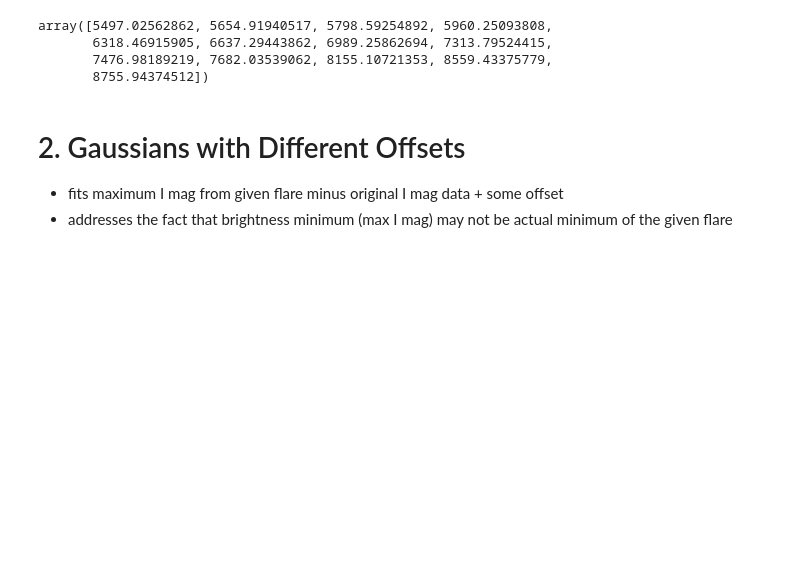
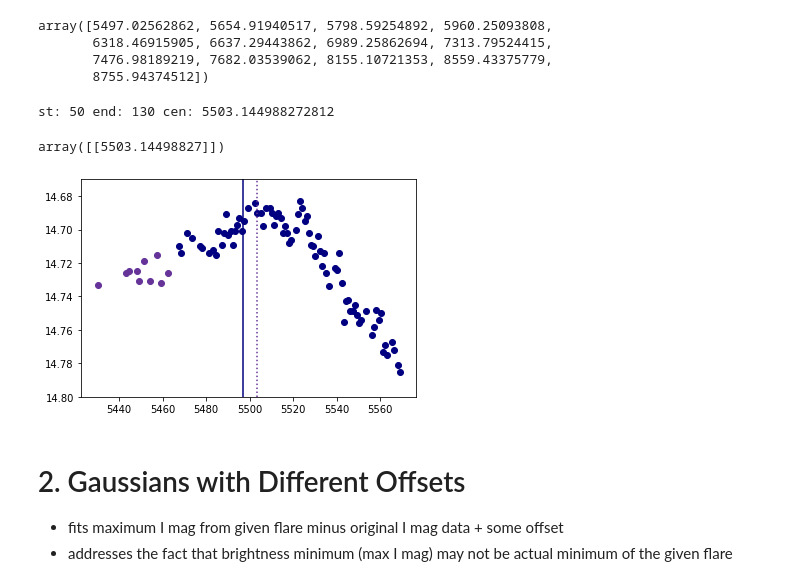
Before and after one commit to lenatreiber/LXP69.5, a Jupyter notebook: LXP69.5FlareModelling.ipynb, the cells around one changed output. Drawn from its saved outputs; the diff is of its cells as text; code cells hidden in the pictures; blank space fills up the shorter version.

```diff
--- a/LXP69.5FlareModelling.ipynb
+++ b/LXP69.5FlareModelling.ipynb
@@ -120,6 +120,22 @@ array([5497.02562862, 5654.91940517, 5798.59254892, 5960.25093808,
        6318.46915905, 6637.29443862, 6989.25862694, 7313.79524415,
        7476.98189219, 7682.03539062, 8155.10721353, 8559.43375779,
        8755.94374512])
+# %%
+f.oneflareg(sog4,[50],[130])
+# %% [output]
+st: 50 end: 130 cen: 5503.144988272812
+array([[5503.14498827]])
+# %%
+#looks too low for first flare
+plt.scatter(sog4['MJD-50000'][50:130],sog4['I mag'][50:130],color='navy')
+plt.scatter(sog4['MJD-50000'][40:50],sog4['I mag'][40:50],color='rebeccapurple')
+
+plt.ylim(14.8,14.67)
+plt.axvline(5497.02562862,color='navy')
+plt.axvline(5503.14,color='rebeccapurple',linestyle='dotted')
+png('firstflarestart')
+# %% [output]
+[figure, added]
 # %% [markdown]
 # 2. Gaussians with Different Offsets
 - fits maximum I mag from given flare minus original I mag data + some offset
```
Also changed, not shown: parts of 19 cells of this notebook, 1 other file.
